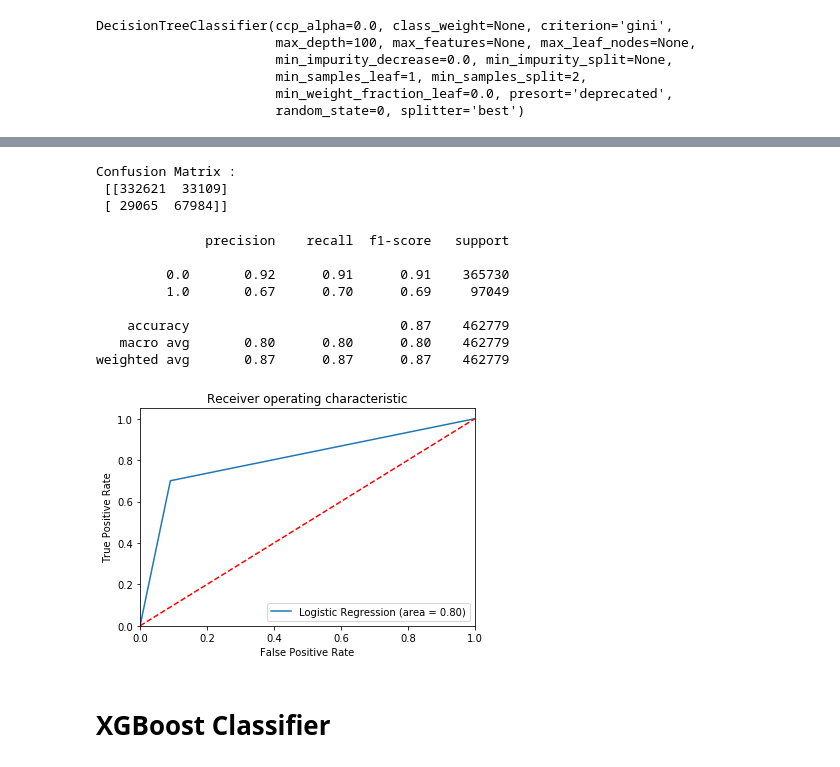
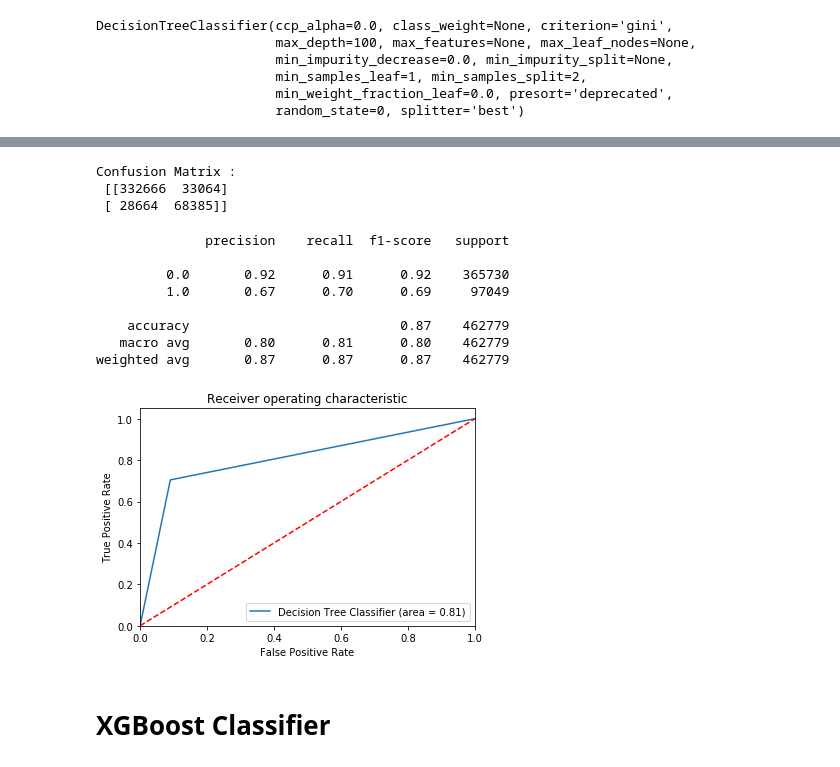
Before and after one commit to MaheshBharadwaj/FlightDelayPrediction, a Jupyter notebook: Classifier.ipynb, the cells around one changed output, grey strips where cells are left out. Drawn from its saved outputs; the diff is of its cells as text; code cells hidden in the pictures.

Commit message:
XGBoost,Random Forest,Logisitic Regression & DecisionTree

```diff
--- a/Classifier.ipynb
+++ b/Classifier.ipynb
@@ -32,6 +32,6 @@ from sklear.metrics import *
 # %%
 df.dropna(how='any',inplace=True)
-df.drop(columns=['FlightDate','date','Origin','ArrTime','ArrDelayMinutes','CRSArrTime','NearestDepTime'],inplace=True)
+df.drop(columns=['FlightDate','date','ArrTime','ArrDelayMinutes','CRSArrTime','NearestDepTime'],inplace=True)
 X = df.loc[:, df.columns != 'ArrDel15']
 y = df.loc[:, df.columns == 'ArrDel15']
 
@@ -163,35 +141,35 @@ cm = confusion_matrix(y_test, y_pred)
 print ("Confusion Matrix : \n", cm)
 # %% [output]
 Confusion Matrix :
- [[332621  33109]
- [ 29065  67984]]
+ [[332666  33064]
+ [ 28664  68385]]
 # %%
 print(classification_report(y_test, y_pred))
 # %% [output]
               precision    recall  f1-score   support
 
-         0.0       0.92      0.91      0.91    365730
+         0.0       0.92      0.91      0.92    365730
          1.0       0.67      0.70      0.69     97049
 
     accuracy                           0.87    462779
-   macro avg       0.80      0.80      0.80    462779
+   macro avg       0.80      0.81      0.80    462779
 weighted avg       0.87      0.87      0.87    462779
 # %%
 logit_roc_auc = roc_auc_score(y_test, classifier_tree.predict(X_test))
 fpr, tpr, thresholds = roc_curve(y_test, classifier_tree.predict_proba(X_test)[:,1])
 plt.figure()
-plt.plot(fpr, tpr, label='Logistic Regression (area = %0.2f)' % logit_roc_auc)
+plt.plot(fpr, tpr, label='Decision Tree Classifier (area = %0.2f)' % logit_roc_auc)
 plt.plot([0, 1], [0, 1],'r--')
 plt.xlim([0.0, 1.0])
 plt.ylim([0.0, 1.05])
 plt.xlabel('False Positive Rate')
 plt.ylabel('True Positive Rate')
 plt.title('Receiver operating characteristic')
 plt.legend(loc="lower right")
 plt.savefig('./Images/DecisionTreeClassifierROC.png')
 plt.show()
 # %% [output]
-[figure, old version]
+[figure, new version]
 # %% [markdown]
 # XGBoost Classifier
 # %%
```
Also changed, not shown: parts of 11 cells of this notebook.
